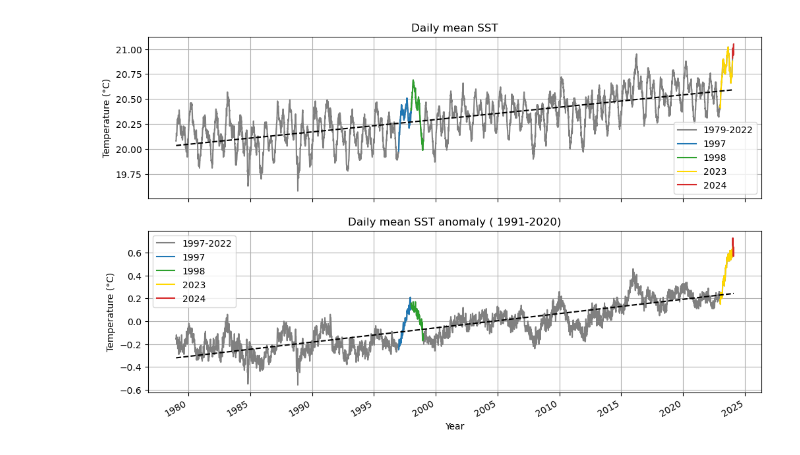
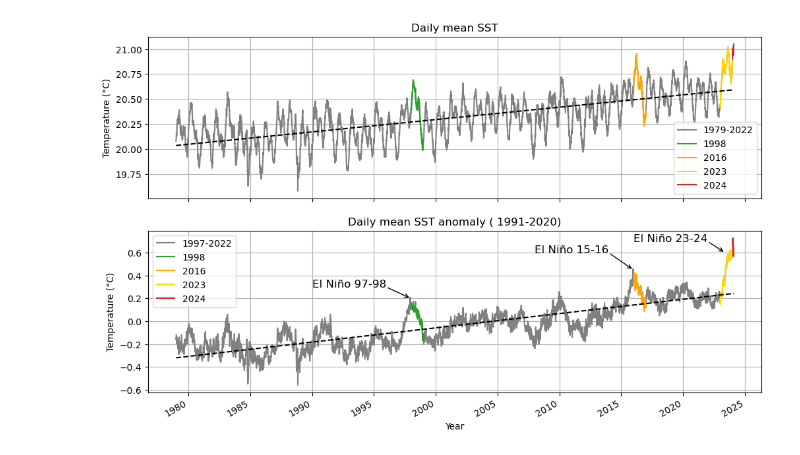
Before and after one commit to EPauthenet/Climate-Vizualisation, a Jupyter notebook: Daily_SST_trend_Copernicus.ipynb, the cells around one changed output. Drawn from its saved outputs; the diff is of its cells as text; code cells hidden in the pictures.

```diff
--- a/Daily_SST_trend_Copernicus.ipynb
+++ b/Daily_SST_trend_Copernicus.ipynb
@@ -22,54 +22,64 @@ ds = ds.set_coords('year')
 
 ds1997 = ds.where(year==1997)
 ds1998 = ds.where(year==1998)
+ds2016 = ds.where(year==2016)
 ds2023 = ds.where(year==2023)
 ds2024 = ds.where(year==2024)
 # %%
 # Plotting
 fig, (ax1,ax2) = plt.subplots(2, 1,figsize = (12,7))
 ds['sst'].plot(label='1979-2022',color = 'grey',ax = ax1)
-ds1997['sst'].plot(label='1997', color='tab:blue',ax = ax1)
 ds1998['sst'].plot(label='1998', color='tab:green',ax = ax1)
+ds2016['sst'].plot(label='2016', color='orange',ax = ax1)
 ds2023['sst'].plot(label='2023', color='gold',ax = ax1)
 ds2024['sst'].plot(label='2024', color='tab:red',ax = ax1)
 ax1.set_title('Daily mean SST')
 
 ds['ano_91-20'].plot(label='1997-2022', color='grey',ax = ax2)
-ds1997['ano_91-20'].plot(label='1997', color='tab:blue',ax = ax2)
 ds1998['ano_91-20'].plot(label='1998', color='tab:green',ax = ax2)
+ds2016['ano_91-20'].plot(label='2016', color='orange',ax = ax2)
 ds2023['ano_91-20'].plot(label='2023', color='gold',ax = ax2)
 ds2024['ano_91-20'].plot(label='2024', color='tab:red',ax = ax2)
 ax2.set_title('Daily mean SST anomaly ( 1991-2020)')
+ax2.text(pd.to_datetime('1990-01-01'), 0.3, 'El Niño 97-98' , fontsize=12, color='black')
+ax2.annotate('', xy=(pd.to_datetime('1998-01-01'), 0.2), xytext=(pd.to_datetime('1996-01-01'), 0.3),
+            arrowprops=dict(facecolor='black', arrowstyle='->'))
+ax2.text(pd.to_datetime('2008-01-01'), 0.6, 'El Niño 15-16' , fontsize=12, color='black')
+ax2.annotate('', xy=(pd.to_datetime('2016-01-01'), 0.45), xytext=(pd.to_datetime('2014-01-01'), 0.6),
+            arrowprops=dict(facecolor='black', arrowstyle='->'))
+ax2.text(pd.to_datetime('2016-01-01'), .7, 'El Niño 23-24' , fontsize=12, color='black')
+ax2.annotate('', xy=(pd.to_datetime('2023-06-01'), 0.6), xytext=(pd.to_datetime('2022-01-01'), 0.7),
+            arrowprops=dict(facecolor='black', arrowstyle='->'))
 
 # Linear regression for daily SST
 x_values = np.arange(len(ds['date'])).reshape(-1, 1)
 y_values = ds['sst'].values.reshape(-1, 1)
 model = LinearRegression()
 model.fit(x_values, y_values)
 regression_line = model.predict(x_values)
 slope = np.round(model.coef_[0][0]*3650,2)
 ax1.plot(ds['date'], regression_line, linestyle='--', color='black')
 
 # Linear regression for anomaly
 x_values = np.arange(len(ds['date'])).reshape(-1, 1)
 y_values = ds['ano_91-20'].values.reshape(-1, 1)
 model = LinearRegression()
 model.fit(x_values, y_values)
 regression_line = model.predict(x_values)
 slope = np.round(model.coef_[0][0]*3650,2)
 ax2.plot(ds['date'], regression_line, linestyle='--', color='black') #label=f"Slope of the linear regression: {slope} °C/year"
 
 ax1.set_xlabel('')
 ax2.set_xlabel('Year')
 ax1.set_xticklabels([])
 
 for ax in (ax1,ax2):
     ax.set_ylabel('Temperature (°C)')
     ax.legend()
     ax.grid()
 plt.savefig('Fig_SST.png')
 # %% [output]
-[figure, old version]
+[figure, new version]
 # %%
 #Against day of the year for dramatic effect
 plt.figure(figsize=(12, 6))
```
Also changed, not shown: parts of 2 cells of this notebook, 4 other files.
